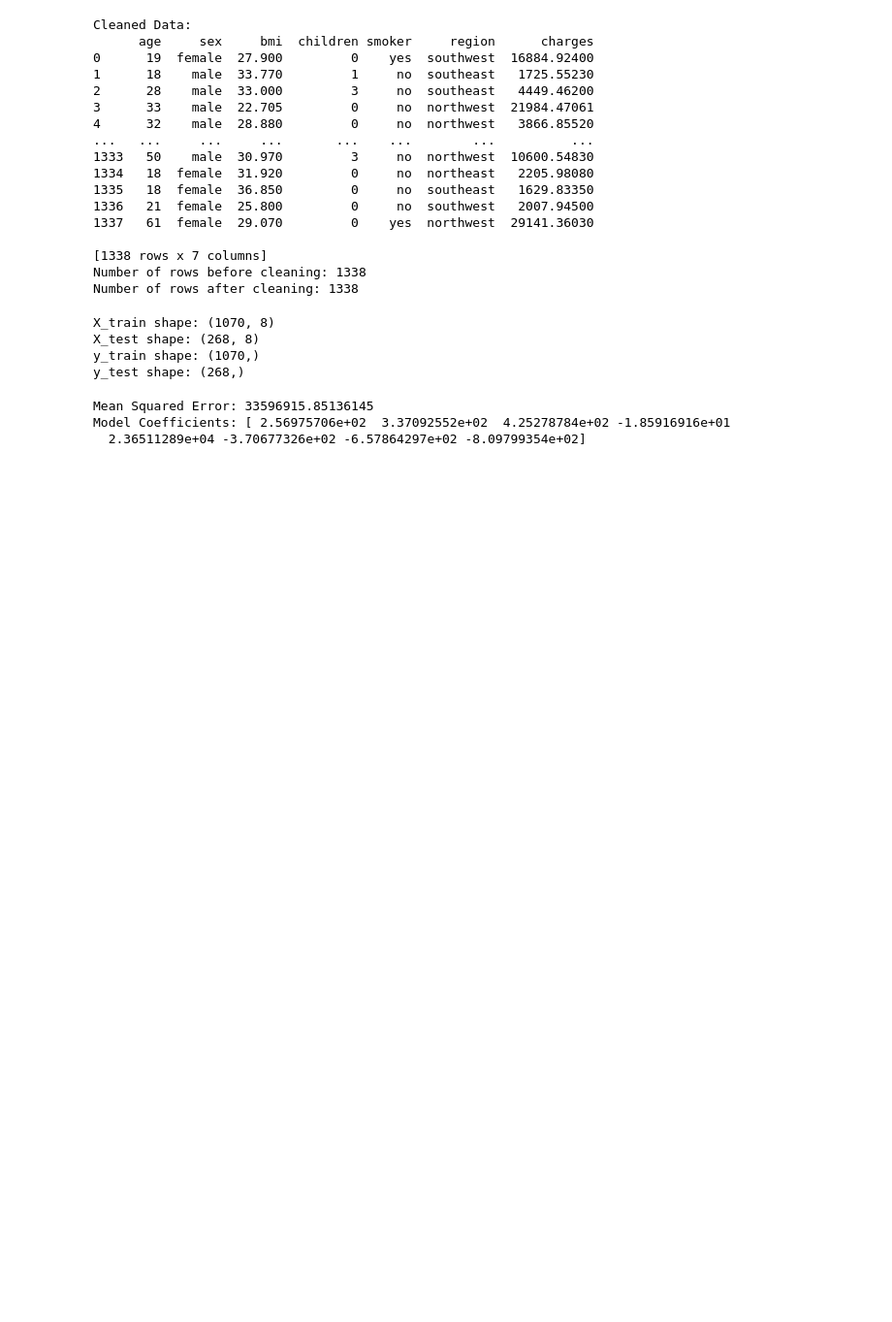
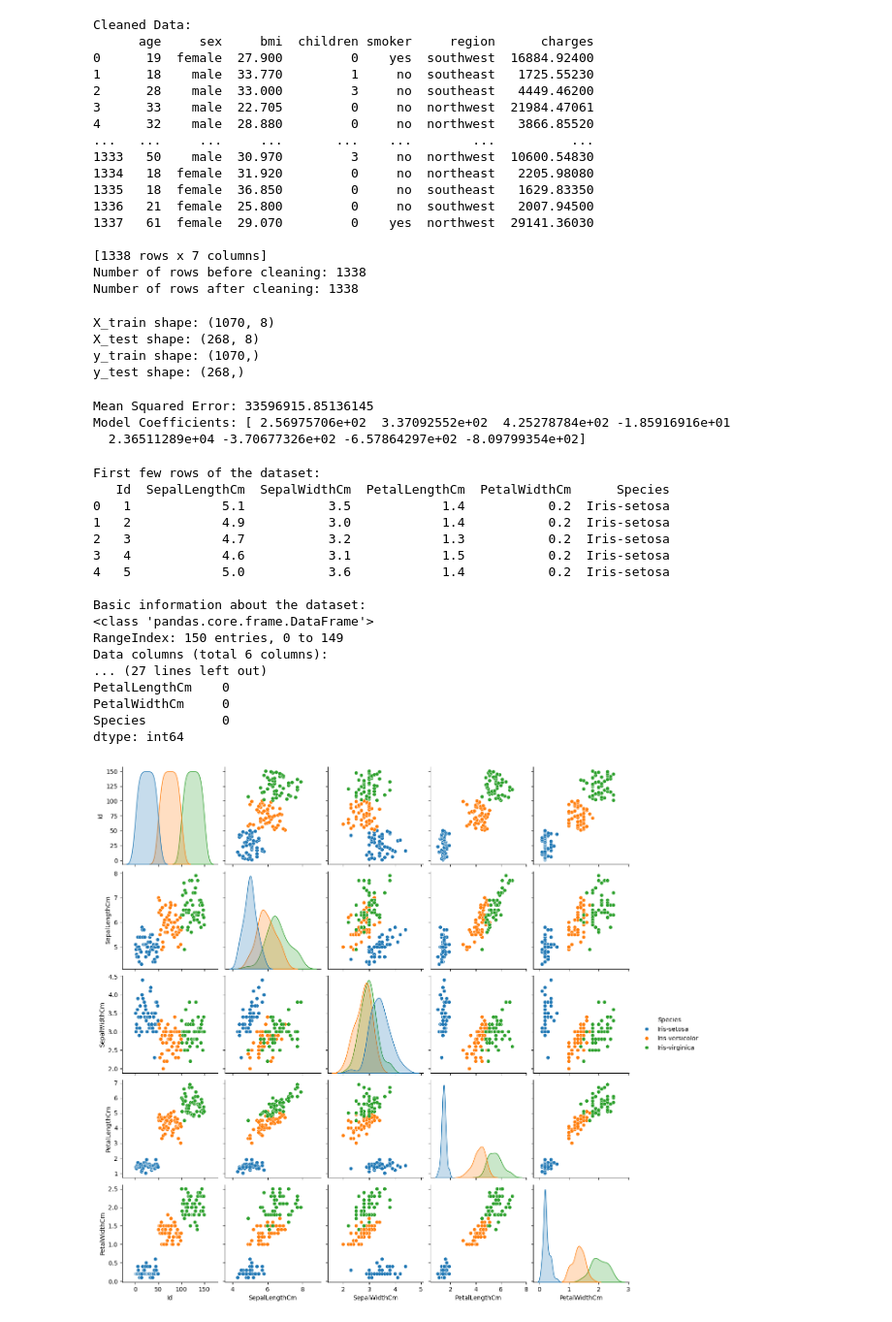
Before and after one commit to Peesala-LingaMurthy/ASSIGNMENT, a Jupyter notebook: Untitled0.ipynb, the cells around one changed output. Shown: that part at 97% size. Saved outputs shown, nothing was run; the diff lists cells and outputs as text; code cells hidden in the pictures; blank space fills up the shorter version.

```diff
--- a/Untitled0.ipynb
+++ b/Untitled0.ipynb
@@ -133,3 +133,82 @@ print('Model Coefficients:',model.coef_)
 Mean Squared Error: 33596915.85136145
 Model Coefficients: [ 2.56975706e+02  3.37092552e+02  4.25278784e+02 -1.85916916e+01
   2.36511289e+04 -3.70677326e+02 -6.57864297e+02 -8.09799354e+02]
+# %%
+# Import necessary libraries
+import pandas as pd
+import matplotlib.pyplot as plt
+import seaborn as sns
+from sklearn.preprocessing import LabelEncoder
+from sklearn.model_selection import train_test_split
+from sklearn.ensemble import RandomForestClassifier
+from sklearn.metrics import classification_report, accuracy_score, confusion_matrix, ConfusionMatrixDisplay
+
+
+file_path = "/Iris.csv"
+iris_data = pd.read_csv("/Iris.csv")
+
+print("First few rows of the dataset:")
+print(iris_data.head())
+
+print("\nBasic information about the dataset:")
+print(iris_data.info())
+
+print("\nBasic statistics of the dataset:")
+print(iris_data.describe())
+
+print("\nMissing values in each column:")
+print(iris_data.isnull().sum())
+
+sns.pairplot(iris_data, hue='Species')
+plt.show()
+
+iris_data = iris_data.drop(columns=['Id'])
+
+label_encoder = LabelEncoder()
+iris_data['Species'] = label_encoder.fit_transform(iris_data['Species'])
+
+plt.figure(figsize=(10, 8))
+sns.heatmap(iris_data.corr(), annot=True, cmap='coolwarm')
+plt.show()
+
+X = iris_data.drop(columns=['Species'])  # Features
+y = iris_data['Species']  # Target
+
+X_train, X_test, y_train, y_test = train_test_split(X, y, test_size=0.2, random_state=42)
+
+rf_classifier = RandomForestClassifier(random_state=42)
+
+rf_classifier.fit(X_train, y_train)
+
+y_pred = rf_classifier.predict(X_test)
+
+accuracy = accuracy_score(y_test, y_pred)
+report = classification_report(y_test, y_pred, target_names=label_encoder.classes_)
+conf_matrix = confusion_matrix(y_test, y_pred)
+
+print(f"\nAccuracy: {accuracy}")
+print("Classification Report:")
+print(report)
+
+disp = ConfusionMatrixDisplay(confusion_matrix=conf_matrix, display_labels=label_encoder.classes_)
+disp.plot(cmap=plt.cm.Blues)
+plt.show()
+# %% [output]
+First few rows of the dataset:
+   Id  SepalLengthCm  SepalWidthCm  PetalLengthCm  PetalWidthCm      Species
+0   1            5.1           3.5            1.4           0.2  Iris-setosa
+1   2            4.9           3.0            1.4           0.2  Iris-setosa
+2   3            4.7           3.2            1.3           0.2  Iris-setosa
+3   4            4.6           3.1            1.5           0.2  Iris-setosa
+4   5            5.0           3.6            1.4           0.2  Iris-setosa
+
+Basic information about the dataset:
+<class 'pandas.core.frame.DataFrame'>
+RangeIndex: 150 entries, 0 to 149
+Data columns (total 6 columns):
+... (27 lines left out)
+PetalLengthCm    0
+PetalWidthCm     0
+Species          0
+dtype: int64
+[figure, added]
```
Also changed, not shown: parts of 1 cell of this notebook.
